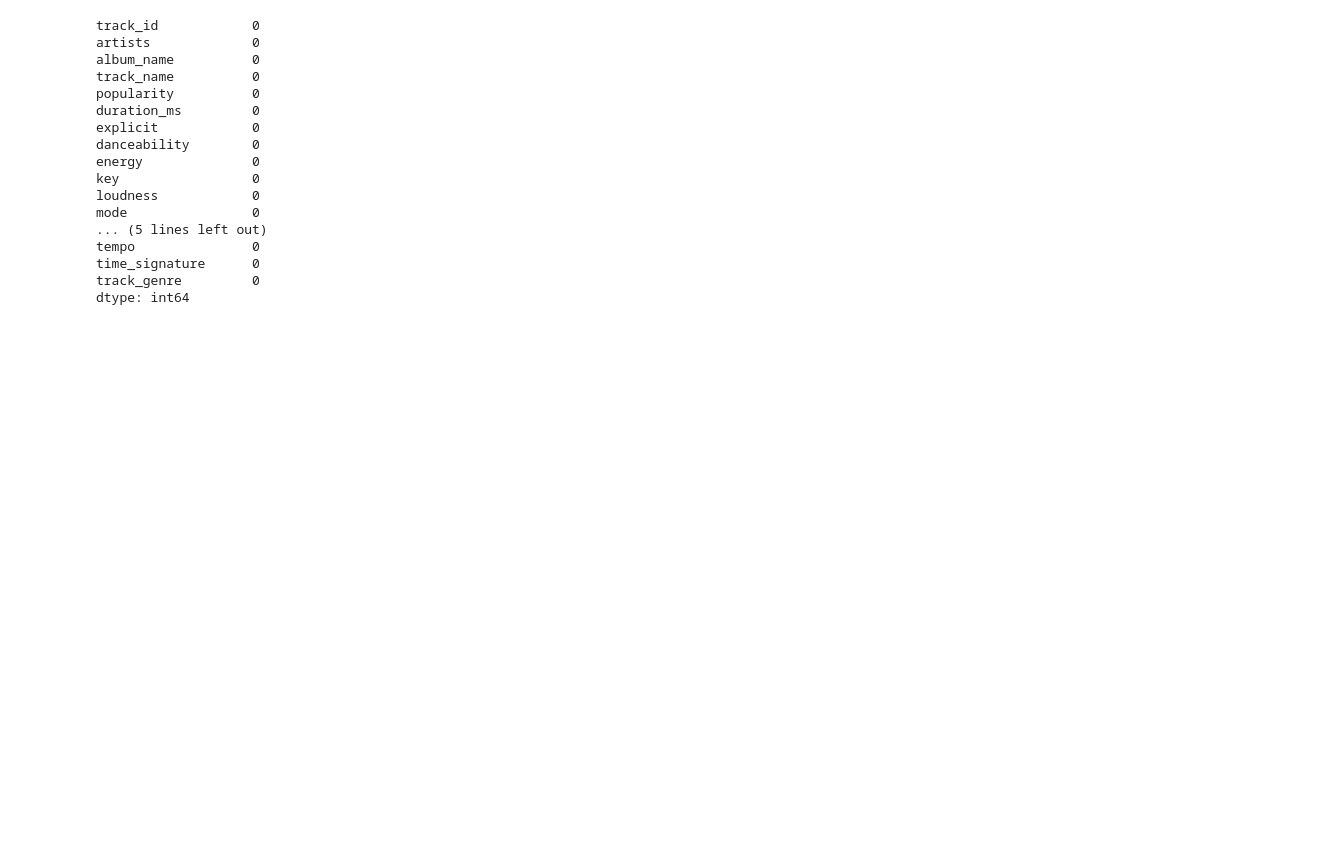
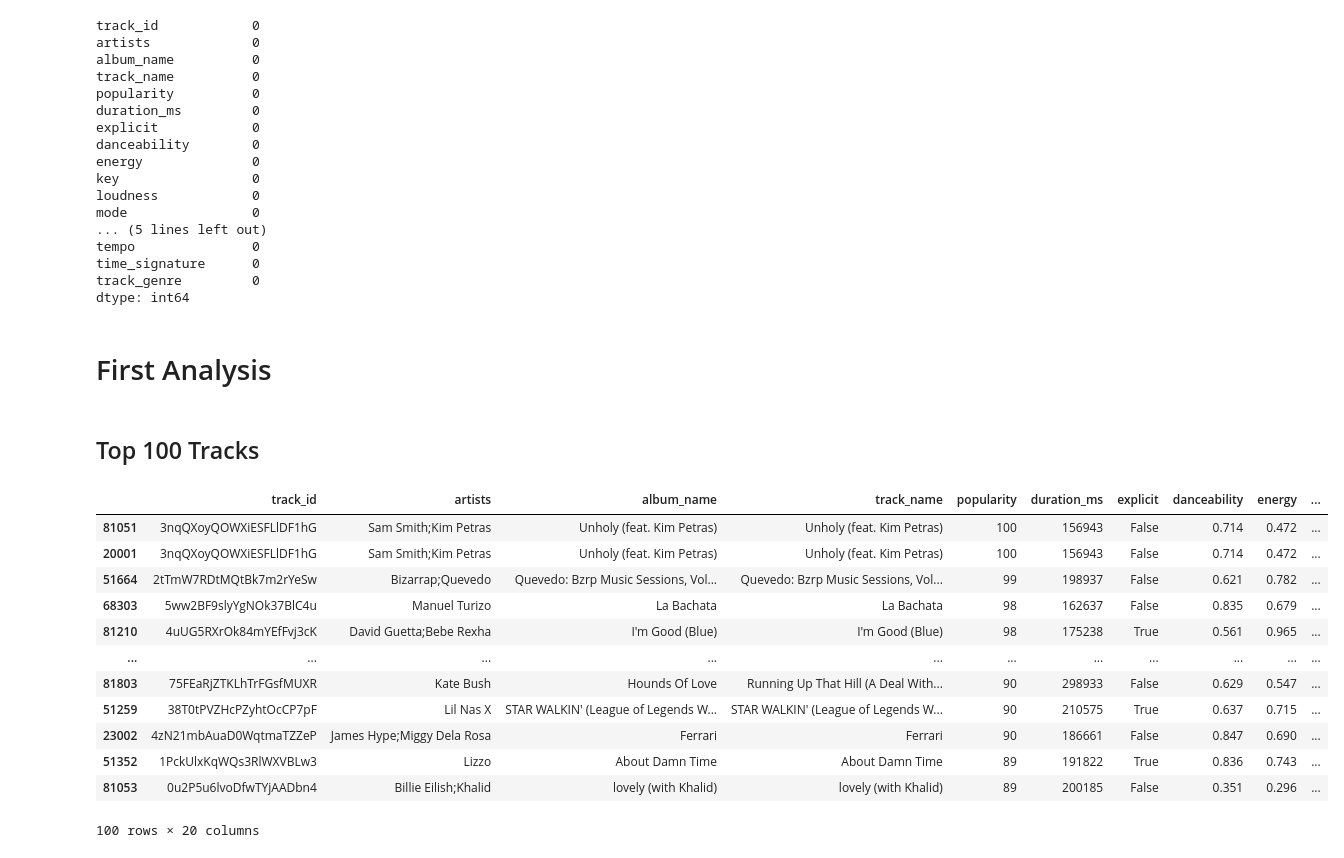
Before and after one commit to davitgouveia/Spotify-Data-Collection, a Jupyter notebook: data-analysis.ipynb, the cells around one changed output. Drawn from its saved outputs; the diff is of its cells as text; code cells hidden in the pictures; blank space fills up the shorter version.

Commit message:
First analysis

```diff
--- a/data-analysis.ipynb
+++ b/data-analysis.ipynb
@@ -98,3 +98,25 @@ tempo               0
 time_signature      0
 track_genre         0
 dtype: int64
+# %% [markdown]
+# First Analysis
+# %% [markdown]
+## Top 100 Tracks
+# %%
+df_toptracks = df_spotify.sort_values('popularity',ascending = False).head(100)
+
+df_toptracks
+# %% [output]
+|  | track_id | artists | album_name | track_name | popularity | duration_ms | explicit | danceability | energy | ... |
+| 81051 | 3nqQXoyQOWXiESFLlDF1hG | Sam Smith;Kim Petras | Unholy (feat. Kim Petras) | Unholy (feat. Kim Petras) | 100 | 156943 | False | 0.714 | 0.472 | ... |
+| 20001 | 3nqQXoyQOWXiESFLlDF1hG | Sam Smith;Kim Petras | Unholy (feat. Kim Petras) | Unholy (feat. Kim Petras) | 100 | 156943 | False | 0.714 | 0.472 | ... |
+| 51664 | 2tTmW7RDtMQtBk7m2rYeSw | Bizarrap;Quevedo | Quevedo: Bzrp Music Sessions, Vol... | Quevedo: Bzrp Music Sessions, Vol... | 99 | 198937 | False | 0.621 | 0.782 | ... |
+| 68303 | 5ww2BF9slyYgNOk37BlC4u | Manuel Turizo | La Bachata | La Bachata | 98 | 162637 | False | 0.835 | 0.679 | ... |
+| 81210 | 4uUG5RXrOk84mYEfFvj3cK | David Guetta;Bebe Rexha | I'm Good (Blue) | I'm Good (Blue) | 98 | 175238 | True | 0.561 | 0.965 | ... |
+| ... | ... | ... | ... | ... | ... | ... | ... | ... | ... | ... |
+| 81803 | 75FEaRjZTKLhTrFGsfMUXR | Kate Bush | Hounds Of Love | Running Up That Hill (A Deal With... | 90 | 298933 | False | 0.629 | 0.547 | ... |
+| 51259 | 38T0tPVZHcPZyhtOcCP7pF | Lil Nas X | STAR WALKIN' (League of Legends W... | STAR WALKIN' (League of Legends W... | 90 | 210575 | True | 0.637 | 0.715 | ... |
+| 23002 | 4zN21mbAuaD0WqtmaTZZeP | James Hype;Miggy Dela Rosa | Ferrari | Ferrari | 90 | 186661 | False | 0.847 | 0.690 | ... |
+| 51352 | 1PckUlxKqWQs3RlWXVBLw3 | Lizzo | About Damn Time | About Damn Time | 89 | 191822 | True | 0.836 | 0.743 | ... |
+| 81053 | 0u2P5u6lvoDfwTYjAADbn4 | Billie Eilish;Khalid | lovely (with Khalid) | lovely (with Khalid) | 89 | 200185 | False | 0.351 | 0.296 | ... |
+100 rows × 20 columns
```
Also changed, not shown: parts of 26 cells of this notebook.
